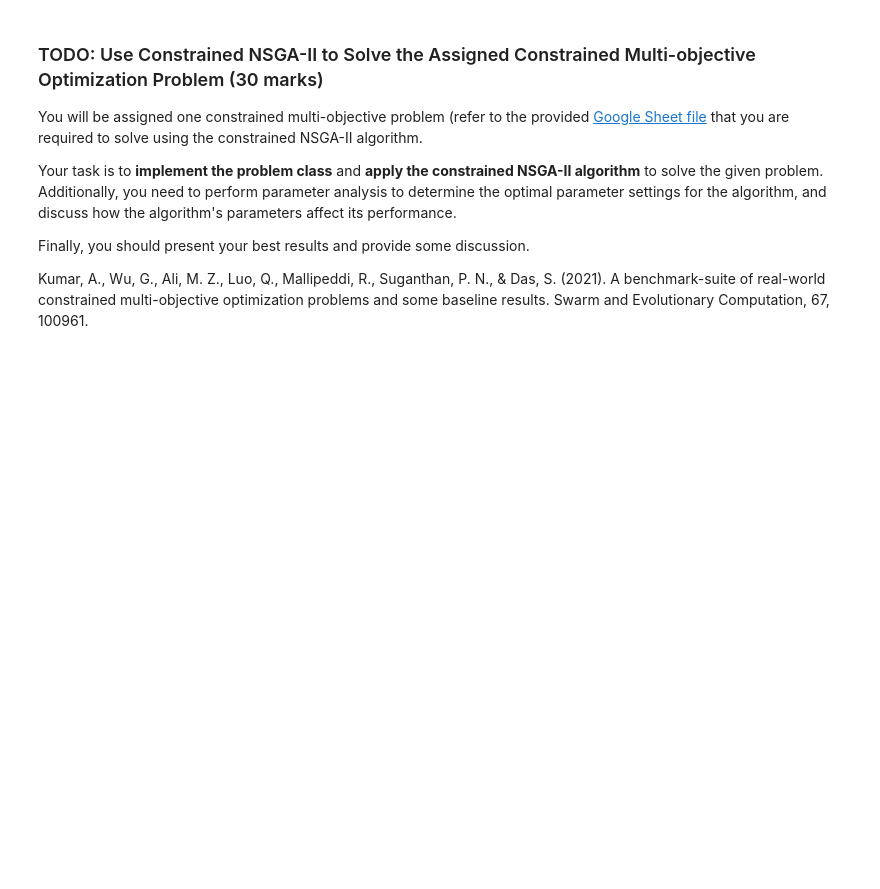
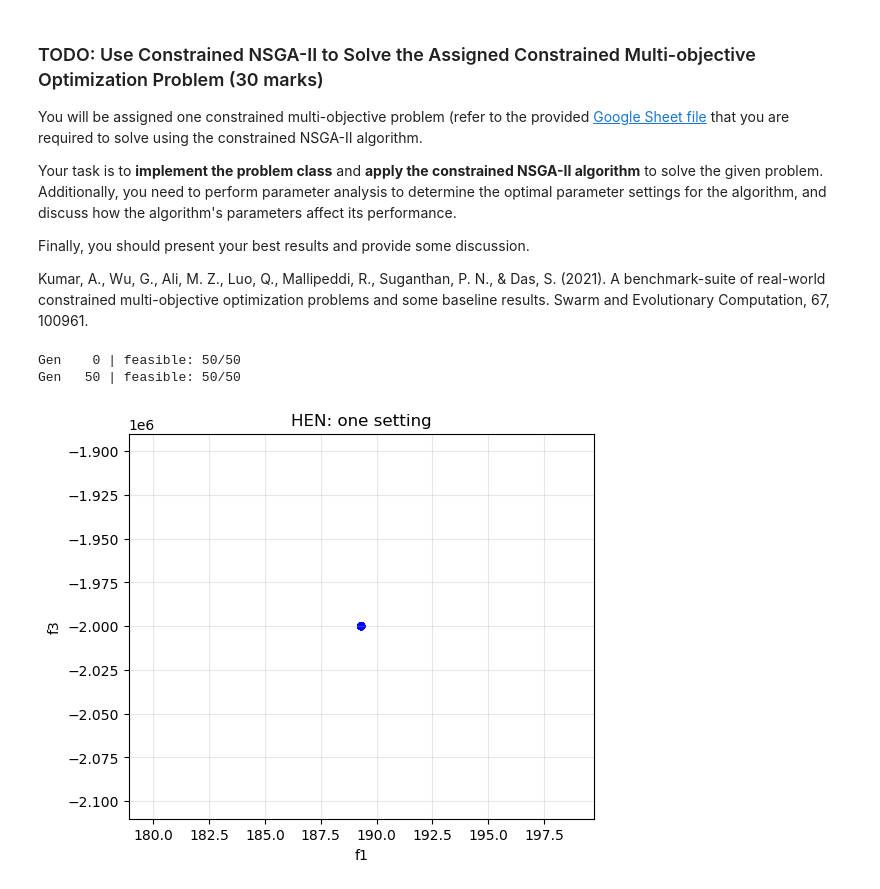
Before and after one commit to yiichu03/ceg5302, a Jupyter notebook: CEG5302_Group_Project.ipynb, the cells around one changed output. Cells and saved outputs as stored; diff of their text form; code cells hidden in the pictures; blank space fills up the shorter version.

Commit message:
final version1, todo: update the visualization code of part2 problem2

```diff
--- a/CEG5302_Group_Project.ipynb
+++ b/CEG5302_Group_Project.ipynb
@@ -1017,7 +948,18 @@ def plot_final_population(obj, cv, title="HEN: Final population (best settings)"
 # %%
+def plot_final_population(obj, cv, title="HEN: Final population (best settings)"):
+    colors = np.where(cv>0, "red", "blue")
+    plt.figure(figsize=(6,5))
+    plt.scatter(obj[:,0], obj[:,1], c=colors, s=22, alpha=0.85)
+    plt.xlabel("f1"); plt.ylabel("f3"); plt.title(title)
+    plt.grid(True, alpha=0.3); plt.show()
+
 hen = HENProblem()
-solver = CNSGA2(pop_size=100, max_gen=300, pc=0.9, pm=0.2,
-                tournament_k=3, initializer=hen_initializer, repair=hen_repair,
+solver = CNSGA2(pop_size=50, max_gen=100, pc=0.9, pm=0.2,
+                tournament_k=2, initializer=hen_initializer, repair=hen_repair,
                 verbose_every=50, random_state=42)
 final_pop, optimum_fx, final_cv = solver.optimize(hen)
 plot_final_population(optimum_fx, final_cv, title="HEN: one setting")
+# %% [output]
+Gen    0 | feasible: 50/50
+Gen   50 | feasible: 50/50
+[figure, added]
```
Also changed, not shown: parts of 4 cells of this notebook.
